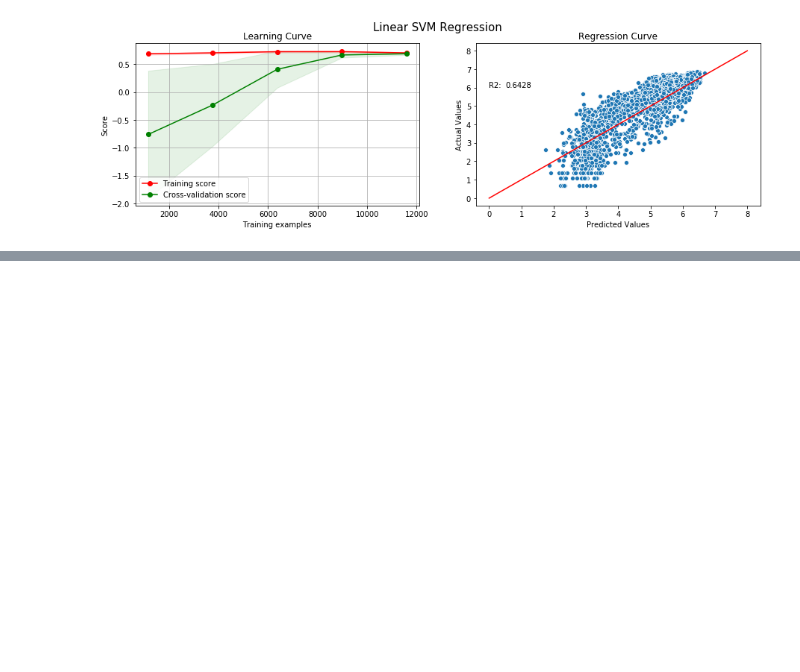
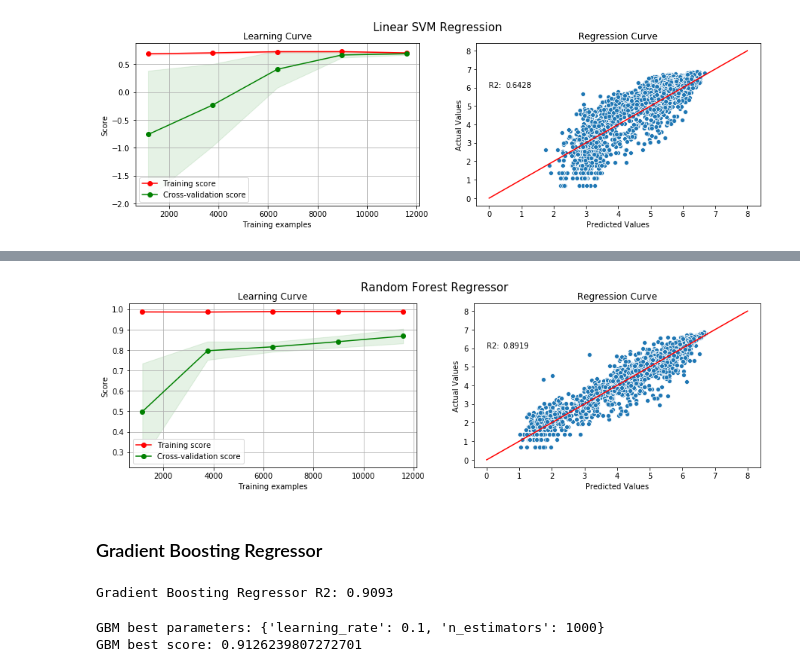
Before and after one commit to lhandal/bike_sharing_dask, a Jupyter notebook: Dask_Bike-Sharing_Leandro_Handal.ipynb, the cells around one changed output, grey strips where cells are left out. Drawn from its saved outputs; the diff is of its cells as text; code cells hidden in the pictures; blank space fills up the shorter version.

```diff
--- a/Dask_Bike-Sharing_Leandro_Handal.ipynb
+++ b/Dask_Bike-Sharing_Leandro_Handal.ipynb
@@ -955,0 +1002,4 @@ lsvm_plot()
+# %%
+rf = RandomForestRegressor(min_samples_leaf=2, min_samples_split=2, n_estimators=200)
+rf_model = rf.fit(X_train, y_train)
+y_pred_rf = rf.predict(X_test)
@@ -955,0 +1011,8 @@ lsvm_plot()
+# %%
+with joblib.parallel_backend('dask'):
+    param_rf = {
+    'min_samples_leaf': [2, 5, 7, 10],
+    'min_samples_split': [2, 5, 7, 10],
+    'n_estimators': [100, 200]
+    }
+    rf = RandomForestRegressor()
@@ -955,0 +1027,21 @@ lsvm_plot()
+# %%
+def rf_plot():
+    fig, (ax1, ax2) = plt.subplots(ncols=2, figsize=(15, 4))
+    plot_learning_curve(rf, title="Learning Curve", X=X.compute(), y=y.compute(), ax=ax1)
+    sns.scatterplot(y_pred_rf, y_test, ax=ax2)
+    ax2.set_title("Regression Curve")
+    ax2.set_ylabel("Actual Values")
+    ax2.set_xlabel("Predicted Values")
+    fig.suptitle("Random Forest Regressor", size=15)
+    X_plot = np.linspace(0, 8, 2)
+    Y_plot = X_plot
+    ax2.plot(X_plot, Y_plot, color="r")
+    ax2.text(0, 6, "R2:")
+    ax2.text(0.5, 6, rf_score)
+
+
+rf_plot()
+# %% [output]
+[figure, added]
+# %% [markdown]
+### Gradient Boosting Regressor<a class="anchor" id="6.3.3"></a>
@@ -955,0 +1052,5 @@ lsvm_plot()
+# %%
+gbr_score = round(gbr.score(X_test, y_test), 4)
+print("Gradient Boosting Regressor R2: {}".format(gbr_score))
+# %% [output]
+Gradient Boosting Regressor R2: 0.9093
@@ -955,0 +1061,8 @@ lsvm_plot()
+# %%
+grid_search = dcv.GridSearchCV(estimator=gbr, param_grid=param_gbr, cv=3)
+grid_search.fit(X, y)
+print(f'GBM best parameters: {grid_search.best_params_}')
+print(f'GBM best score: {grid_search.best_score_}')
+# %% [output]
+GBM best parameters: {'learning_rate': 0.1, 'n_estimators': 1000}
+GBM best score: 0.9126239807272701
```
Also changed, not shown: parts of 22 cells of this notebook.
